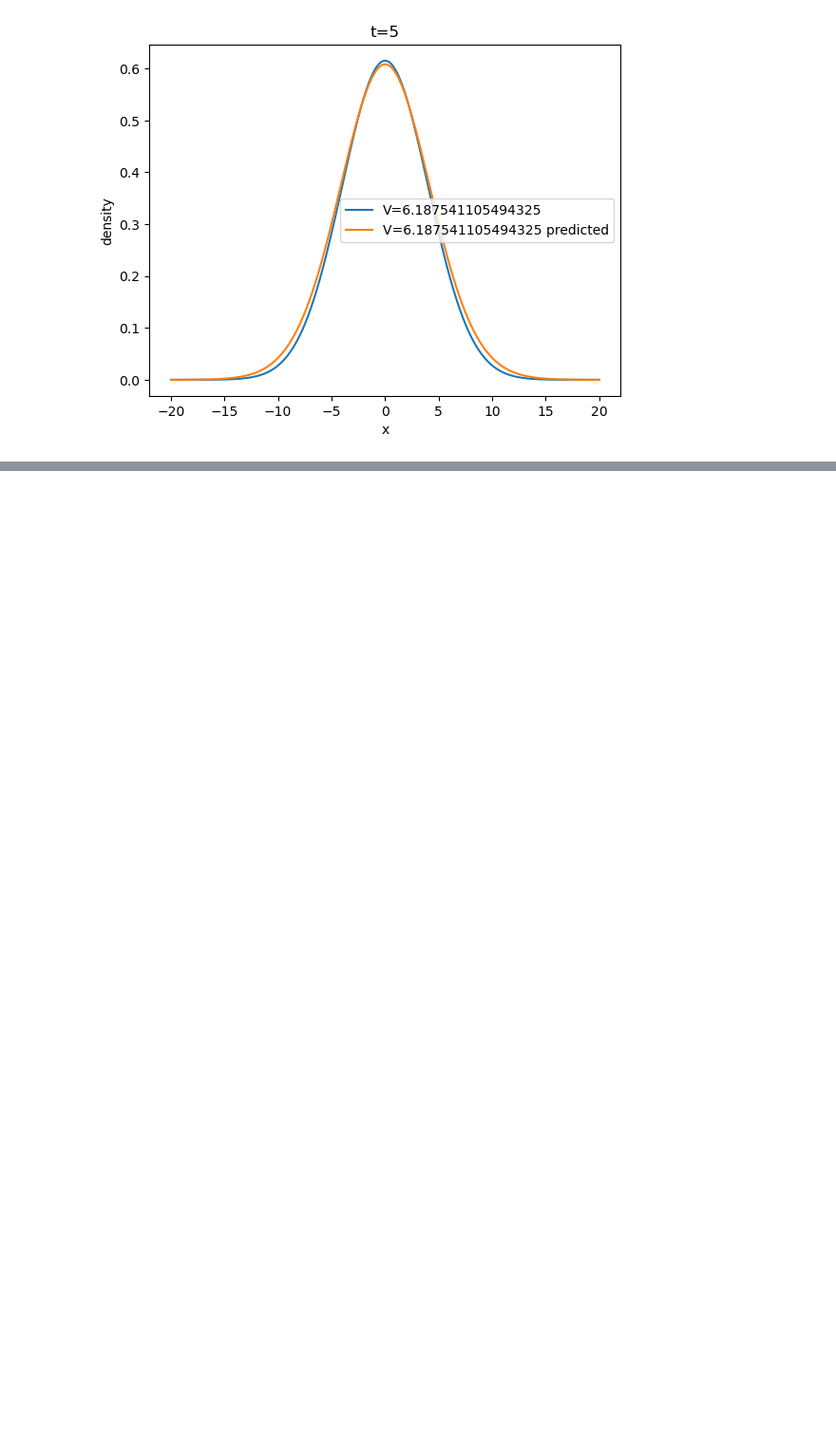
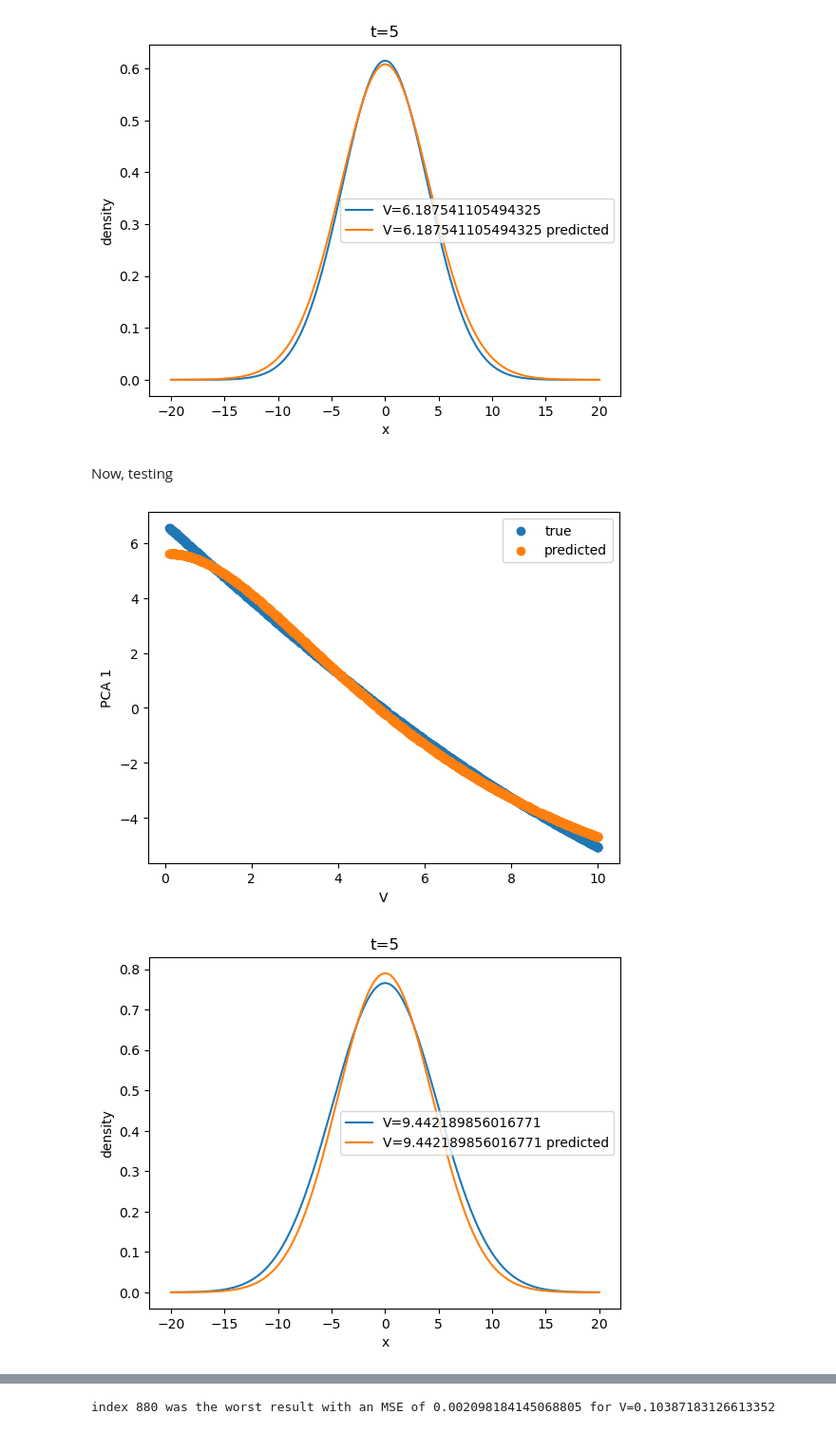
Before and after one commit to tomcjackc/Probabilistic-Operator-Learning-for-Climate-Model-Parameterisation, a Jupyter notebook: notebooks/diffusion.ipynb, the cells around one changed output, grey strips where cells are left out. Shown at 95% size. Drawn from its saved outputs; the diff is of its cells as text; code cells hidden in the pictures; blank space fills up the shorter version.

Commit message:
testing with diffusion equation

```diff
--- a/notebooks/diffusion.ipynb
+++ b/notebooks/diffusion.ipynb
@@ -138,11 +128,10 @@ Text(0, 0.5, 'PCA 1')
 # %%
-y_train_pred = PCA_model_y_train.inverse_transform(y_train_1d_pred)
-
+y_train_pred = PCA_model_y.inverse_transform(y_train_1d_pred)
 
 for i in range(n_samples_train)[:5]:
     plt.figure()
-    plt.plot(x, y_train[i, :], label=f'V={V_arr[i]}')
-    plt.plot(x, y_train_pred[i, :], label=f'V={V_arr[i]} predicted')
+    plt.plot(x, y_train[i, :], label=f'V={V_arr_train[i]}')
+    plt.plot(x, y_train_pred[i, :], label=f'V={V_arr_train[i]} predicted')
     plt.xlabel('x')
     plt.ylabel('density')
     plt.title('t=5')
@@ -154,3 +143,67 @@ for i in range(n_samples_train)[:5]:
 [figure]
 [figure]
 [figure]
+# %% [markdown]
+Now, testing
+# %%
+# compile x_test and y_test - visually evaluate the model
+
+n_samples_test = 1000
+x_test = np.zeros((n_samples_test, n_features))
+y_test = np.zeros((n_samples_test, n_targets))
+
+rng = np.random.default_rng(seed=98)
+V_arr_test = rng.uniform(0.1, 10, n_samples_test)
+
+for i in range(n_samples_test):
+    x_test[i, :] = diffusion(x = x, t = 0, D = 1, V = V_arr_test[i], H_0 = 1)
+    y_test[i, :] = diffusion(x = x, t = 5, D = 1, V = V_arr_test[i], H_0 = 1)
+
+x_test_2d = PCA_model_x.transform(x_test)
+y_test_1d = PCA_model_y.transform(y_test)
+y_test_1d_pred = reg.predict(x_test_2d)
+
+plt.figure()
+plt.scatter(V_arr_test, y_test_1d[:, 0], label='true')
+plt.scatter(V_arr_test, y_test_1d_pred[:, 0], label='predicted')
+plt.xlabel('V')
+plt.ylabel('PCA 1')
+plt.legend()
+plt.show()
+
+y_test_pred = PCA_model_y.inverse_transform(y_test_1d_pred)
+
+for i in range(n_samples_test)[:5]:
+    plt.figure()
+    plt.plot(x, y_test[i, :], label=f'V={V_arr_test[i]}')
+    plt.plot(x, y_test_pred[i, :], label=f'V={V_arr_test[i]} predicted')
+    plt.xlabel('x')
+    plt.ylabel('density')
+    plt.title('t=5')
+    plt.legend()
+    plt.show()
+
+# numerically evaluate the model
+
+from sklearn.metrics import mean_squared_error
+mse = mean_squared_error(y_test.T, y_test_pred.T, multioutput='raw_values')
+index = int(np.where(mse == np.max(mse))[0])
+print(f'index {index} was the worst result with an MSE of {mse[index]} for V={V_arr_test[index]}')
+
+plt.figure()
+plt.plot(x, y_test[index, :], label=f'V={V_arr_test[index]}')
+plt.plot(x, y_test_pred[index, :], label=f'V={V_arr_test[index]} predicted')
+plt.xlabel('x')
+plt.ylabel('density')
+plt.title('t=5 - worst result')
+plt.legend()
+plt.show()
+
+plt.figure()
+plt.scatter(V_arr_test, mse)
+plt.xlabel('V')
+plt.ylabel('MSE')
+plt.show()
+# %% [output]
+[figure, added]
+[figure, added]
@@ -156,0 +214 @@ for i in range(n_samples_train)[:5]:
+index 880 was the worst result with an MSE of 0.002098184145068805 for V=0.10387183126613352
```
Also changed, not shown: parts of 4 cells of this notebook.
